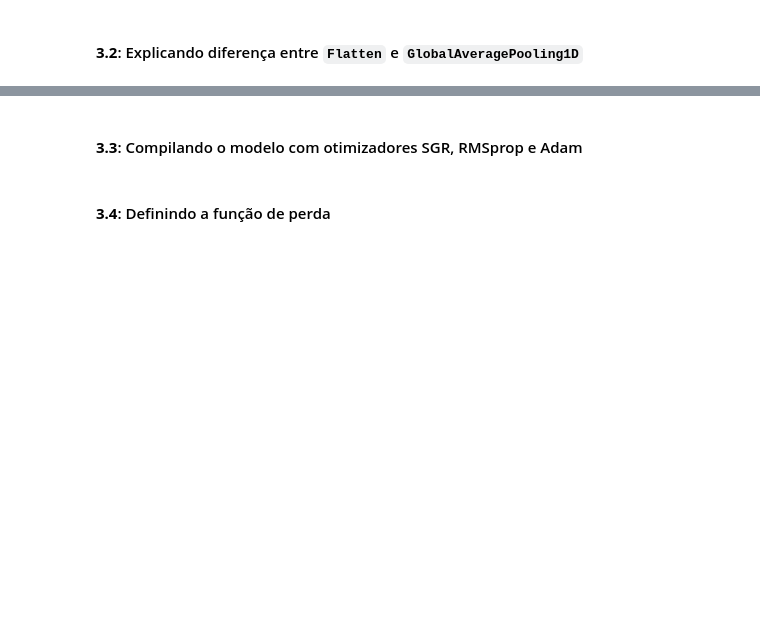
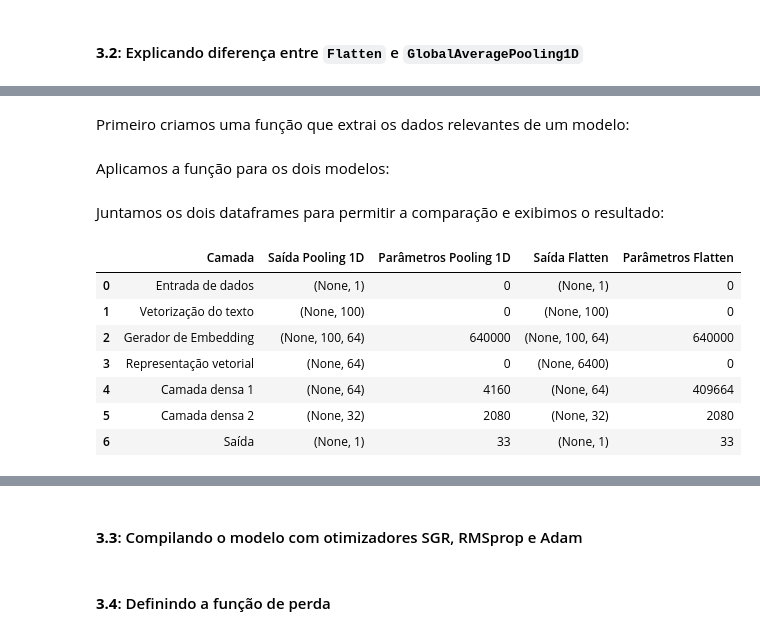
Before and after one commit to gilcesarf/imd1107-202601, a Jupyter notebook: 3-unidade/atividade1.ipynb, the cells around one changed output, grey strips where cells are left out. Cells and saved outputs as stored; diff of their text form; code cells hidden in the pictures; blank space fills up the shorter version.

```diff
--- a/3-unidade/atividade1.ipynb
+++ b/3-unidade/atividade1.ipynb
@@ -342,13 +342,12 @@ hello the worlds
 # %% [markdown]
 Em seguida definimos nosso vetorizador textual e algumas constantes utilizadas ao longo do processo.
 # %%
-from keras import layers
-
 VOCAB_SIZE = 10000
 MAX_LEN = 100
 EMBED_DIM = 64 # será utilizado depois para a camada de embedding
 
 text_vectorizer = layers.TextVectorization(
+    name="Vetorização do texto",
     max_tokens=VOCAB_SIZE,
     output_sequence_length=MAX_LEN,
     standardize=Preprocessor
@@ -456,0 +530,14 @@ Retornando DataFrame com N=10 tokens top, bottom e random.
+# %%
+
+model_flatten = Model(
+    name="Modelo de regressão com embedding + Flatten",
+    inputs=x_in,
+    outputs=y_out_flatten)
+
+model_flatten.compile(
+    optimizer="adam",
+    loss="mse",
+    metrics=["mae"]
+)
+
+model_flatten.summary()
@@ -458,0 +573,42 @@ Retornando DataFrame com N=10 tokens top, bottom e random.
+# %% [markdown]
+Primeiro criamos uma função que extrai os dados relevantes de um modelo:
+# %%
+def extrair_resumo_modelo(model, nome_coluna):
+    dados = []
+
+    for ordem, layer in enumerate(model.layers):
+        dados.append({
+            "Ordem": ordem,
+            "Camada": layer.name,
+            f"Saída {nome_coluna}": str(layer.output.shape),
+            f"Parâmetros {nome_coluna}": layer.count_params()
+        })
+
+    return pd.DataFrame(dados)
+# %% [markdown]
+Aplicamos a função para os dois modelos:
+# %%
+df_pooling = extrair_resumo_modelo(model_pooling, "Pooling 1D")
+df_flatten = extrair_resumo_modelo(model_flatten, "Flatten")
+# %% [markdown]
+Juntamos os dois dataframes para permitir a comparação e exibimos o resultado:
+# %%
+df_comparacao = pd.merge(
+    df_pooling,
+    df_flatten,
+    on=["Ordem", "Camada"],
+    how="outer"
+)
+
+df_comparacao = df_comparacao.sort_values("Ordem").drop(columns="Ordem")
+
+df_comparacao
+# %% [output]
+|  | Camada | Saída Pooling 1D | Parâmetros Pooling 1D | Saída Flatten | Parâmetros Flatten |
+| 0 | Entrada de dados | (None, 1) | 0 | (None, 1) | 0 |
+| 1 | Vetorização do texto | (None, 100) | 0 | (None, 100) | 0 |
+| 2 | Gerador de Embedding | (None, 100, 64) | 640000 | (None, 100, 64) | 640000 |
+| 3 | Representação vetorial | (None, 64) | 0 | (None, 6400) | 0 |
+| 4 | Camada densa 1 | (None, 64) | 4160 | (None, 64) | 409664 |
+| 5 | Camada densa 2 | (None, 32) | 2080 | (None, 32) | 2080 |
+| 6 | Saída | (None, 1) | 33 | (None, 1) | 33 |
```
Also changed, not shown: parts of 10 cells of this notebook, 1 other file.
